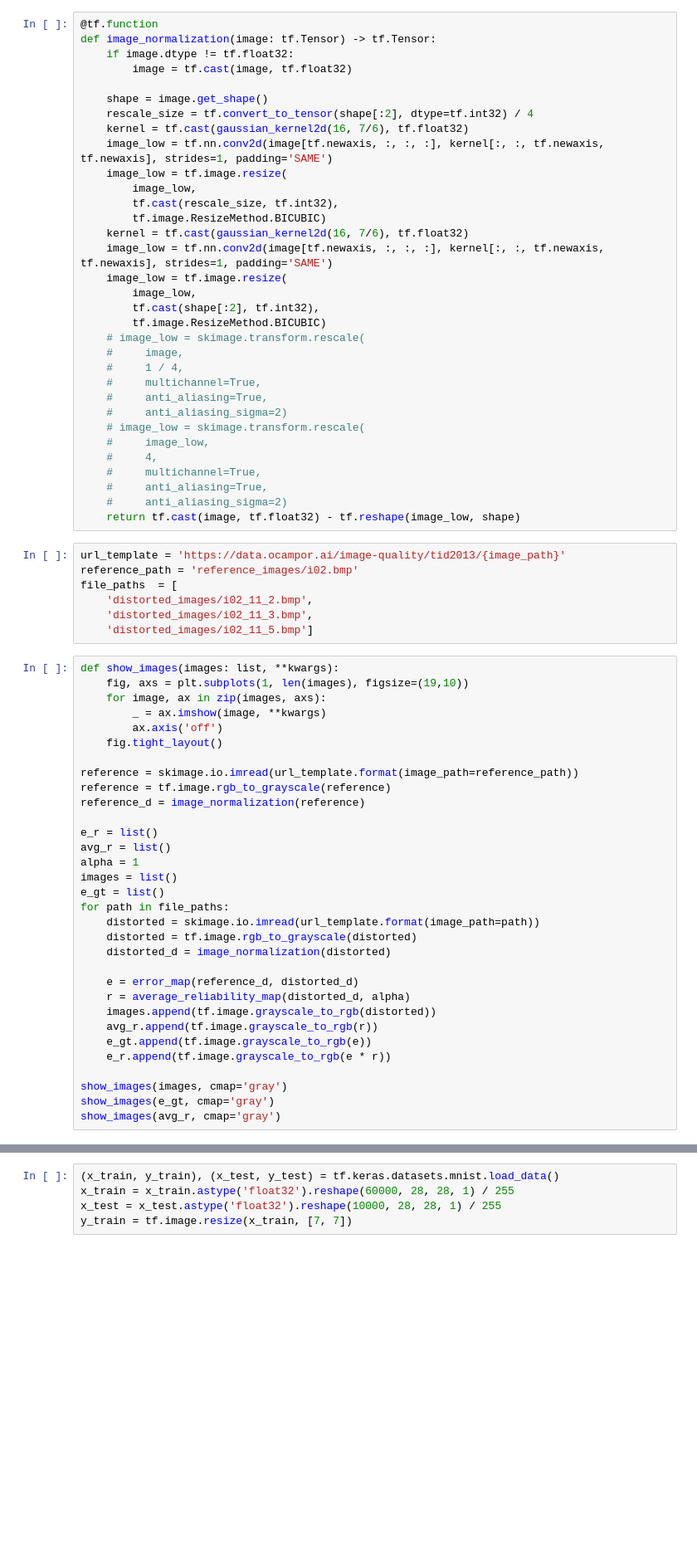
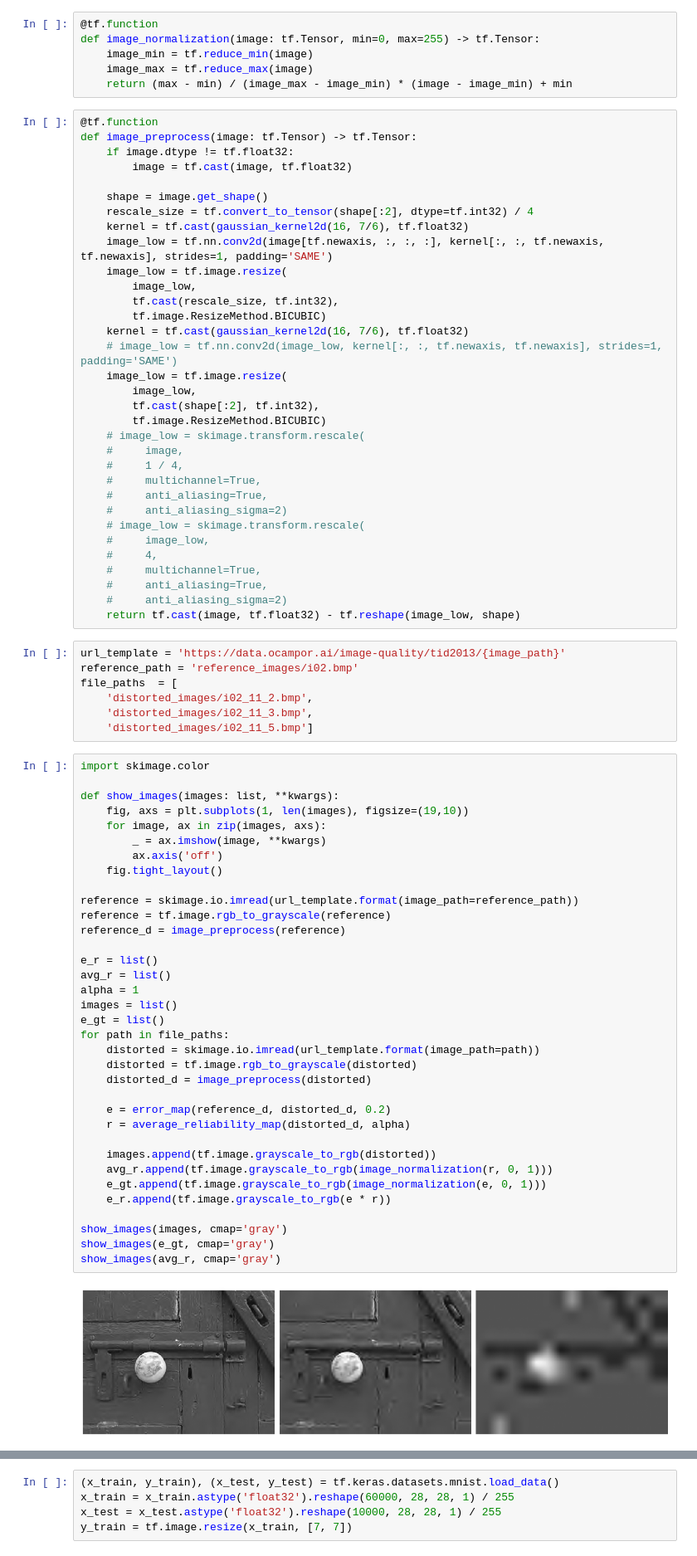
Before and after one commit to ocampor/image-quality, a Jupyter notebook: notebooks/train-diqa-base.ipynb, the cells around one changed output, grey strips where cells are left out. Shown at 83% size. Drawn from its saved outputs; the diff is of its cells as text; blank space fills up the shorter version.

Commit message:
Replicate results of reliability map and ground truth error

```diff
--- a/notebooks/train-diqa-base.ipynb
+++ b/notebooks/train-diqa-base.ipynb
@@ -76,9 +73,15 @@ def gaussian_kernel2d(kernel_size, sigma: float):
     y, x = numpy.indices((kernel_size, kernel_size)) - int(kernel_size / 2)
     kernel = 1 / (2 * numpy.pi * sigma ** 2) * numpy.exp(-(x ** 2 + y ** 2) / (2 * sigma ** 2))
     return normalize_kernel(kernel)
+# %%
+@tf.function
+def image_normalization(image: tf.Tensor, min=0, max=255) -> tf.Tensor:
+    image_min = tf.reduce_min(image)
+    image_max = tf.reduce_max(image)
+    return (max - min) / (image_max - image_min) * (image - image_min) + min
 # %%
 @tf.function
-def image_normalization(image: tf.Tensor) -> tf.Tensor:
+def image_preprocess(image: tf.Tensor) -> tf.Tensor:
     if image.dtype != tf.float32:
         image = tf.cast(image, tf.float32)
 
@@ -91,7 +94,7 @@ def image_normalization(image: tf.Tensor) -> tf.Tensor:
         tf.cast(rescale_size, tf.int32),
         tf.image.ResizeMethod.BICUBIC)
     kernel = tf.cast(gaussian_kernel2d(16, 7/6), tf.float32)
-    image_low = tf.nn.conv2d(image[tf.newaxis, :, :, :], kernel[:, :, tf.newaxis, tf.newaxis], strides=1, padding='SAME')
+    # image_low = tf.nn.conv2d(image_low, kernel[:, :, tf.newaxis, tf.newaxis], strides=1, padding='SAME')
     image_low = tf.image.resize(
         image_low,
         tf.cast(shape[:2], tf.int32),
@@ -117,34 +120,39 @@ file_paths  = [
     'distorted_images/i02_11_3.bmp',
     'distorted_images/i02_11_5.bmp']
 # %%
+import skimage.color
+
 def show_images(images: list, **kwargs):
     fig, axs = plt.subplots(1, len(images), figsize=(19,10))
     for image, ax in zip(images, axs):
         _ = ax.imshow(image, **kwargs)
         ax.axis('off')
     fig.tight_layout()
 
 reference = skimage.io.imread(url_template.format(image_path=reference_path))
 reference = tf.image.rgb_to_grayscale(reference)
-reference_d = image_normalization(reference)
+reference_d = image_preprocess(reference)
 
 e_r = list()
 avg_r = list()
 alpha = 1
 images = list()
 e_gt = list()
 for path in file_paths:
     distorted = skimage.io.imread(url_template.format(image_path=path))
     distorted = tf.image.rgb_to_grayscale(distorted)
-    distorted_d = image_normalization(distorted)
+    distorted_d = image_preprocess(distorted)
 
-    e = error_map(reference_d, distorted_d)
+    e = error_map(reference_d, distorted_d, 0.2)
     r = average_reliability_map(distorted_d, alpha)
+
     images.append(tf.image.grayscale_to_rgb(distorted))
-    avg_r.append(tf.image.grayscale_to_rgb(r))
-    e_gt.append(tf.image.grayscale_to_rgb(e))
+    avg_r.append(tf.image.grayscale_to_rgb(image_normalization(r, 0, 1)))
+    e_gt.append(tf.image.grayscale_to_rgb(image_normalization(e, 0, 1)))
     e_r.append(tf.image.grayscale_to_rgb(e * r))
 
 show_images(images, cmap='gray')
 show_images(e_gt, cmap='gray')
 show_images(avg_r, cmap='gray')
+# %% [output]
+[figure, added]
```
Also changed, not shown: parts of 3 cells of this notebook, 1 other file.
